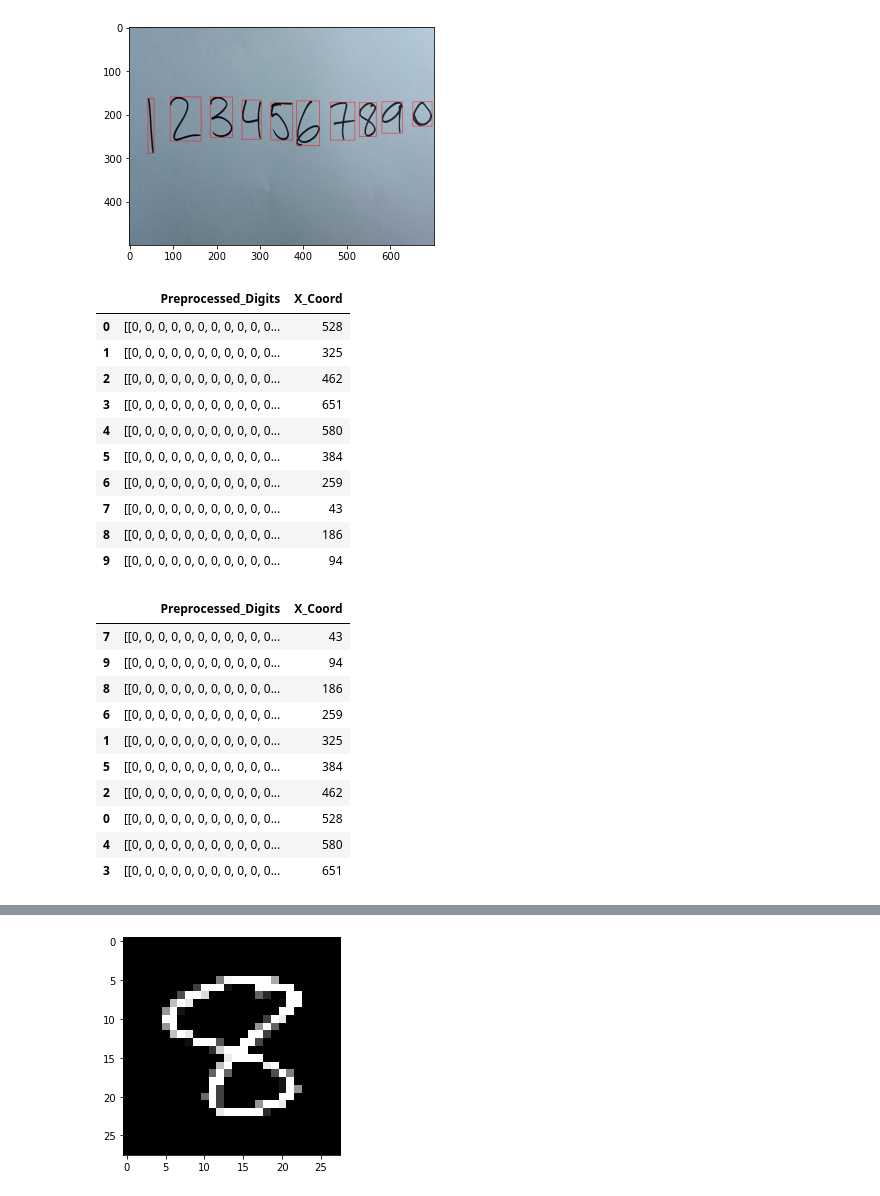
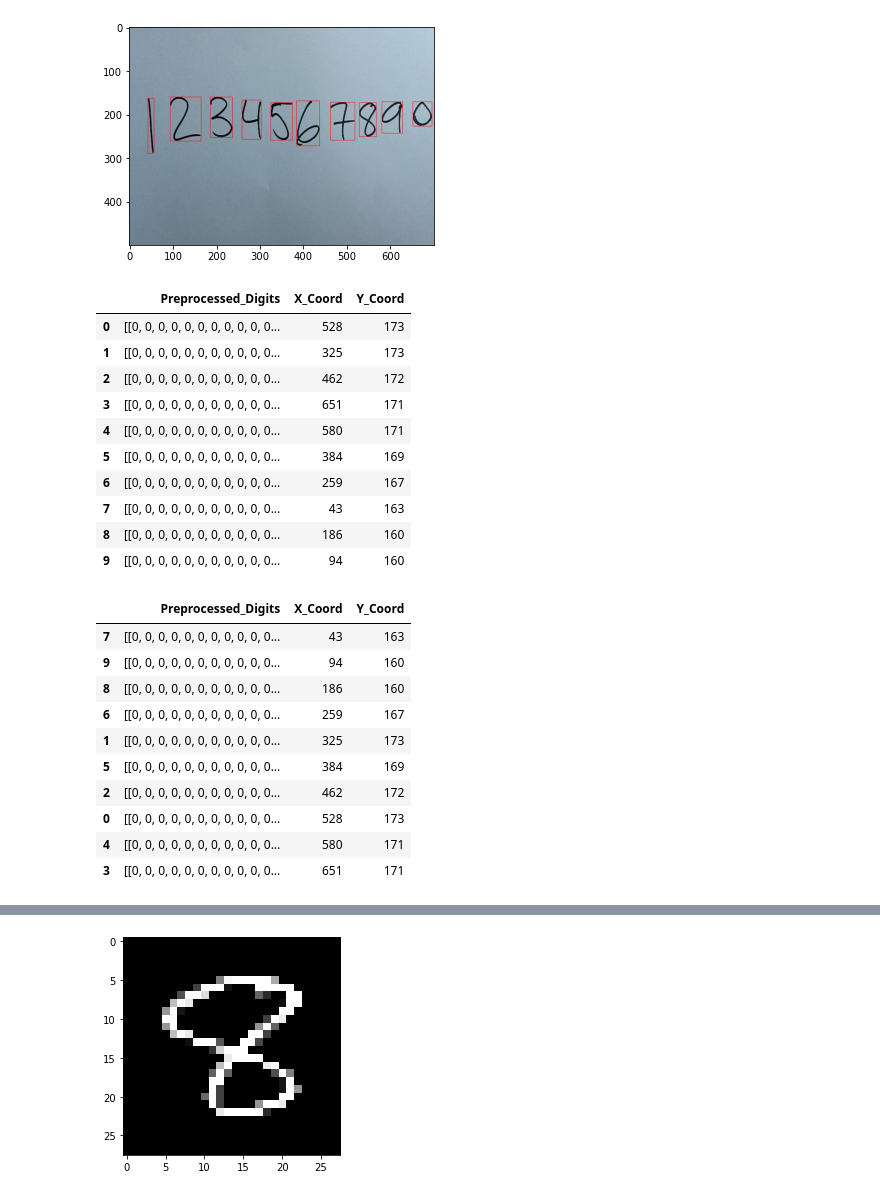
Before and after one commit to MerrillPE/DigitRecognitionProject, a Jupyter notebook: Ordered_Digits.ipynb, the cells around one changed output, grey strips where cells are left out. Cells and saved outputs as stored; diff of their text form; code cells hidden in the pictures.

```diff
--- a/Ordered_Digits.ipynb
+++ b/Ordered_Digits.ipynb
@@ -14,6 +14,7 @@ _, contours, _ = cv2.findContours(thresh.copy(), cv2.RETR_EXTERNAL, cv2.CHAIN_AP
 
 preprocessed_digits = []
 x_coord = []
+y_coord = []
 
 for c in contours:
     x, y, w, h = cv2.boundingRect(c)
@@ -35,6 +36,7 @@ for c in contours:
         # Appending final preprocessed digit to list
         preprocessed_digits.append(padded_digit)
         x_coord.append(x)
+        y_coord.append(y)
 
 plt.imshow(image, cmap='gray')
 plt.show
@@ -44,35 +46,36 @@ plt.show
 # %%
 df = pd.DataFrame()
 df['Preprocessed_Digits'] = preprocessed_digits
 df['X_Coord'] = x_coord
+df['Y_Coord'] = y_coord
 df
 # %% [output]
-|  | Preprocessed_Digits | X_Coord |
-| 0 | [[0, 0, 0, 0, 0, 0, 0, 0, 0, 0, 0... | 528 |
-| 1 | [[0, 0, 0, 0, 0, 0, 0, 0, 0, 0, 0... | 325 |
-| 2 | [[0, 0, 0, 0, 0, 0, 0, 0, 0, 0, 0... | 462 |
-| 3 | [[0, 0, 0, 0, 0, 0, 0, 0, 0, 0, 0... | 651 |
-| 4 | [[0, 0, 0, 0, 0, 0, 0, 0, 0, 0, 0... | 580 |
-| 5 | [[0, 0, 0, 0, 0, 0, 0, 0, 0, 0, 0... | 384 |
-| 6 | [[0, 0, 0, 0, 0, 0, 0, 0, 0, 0, 0... | 259 |
-| 7 | [[0, 0, 0, 0, 0, 0, 0, 0, 0, 0, 0... | 43 |
-| 8 | [[0, 0, 0, 0, 0, 0, 0, 0, 0, 0, 0... | 186 |
-| 9 | [[0, 0, 0, 0, 0, 0, 0, 0, 0, 0, 0... | 94 |
+|  | Preprocessed_Digits | X_Coord | Y_Coord |
+| 0 | [[0, 0, 0, 0, 0, 0, 0, 0, 0, 0, 0... | 528 | 173 |
+| 1 | [[0, 0, 0, 0, 0, 0, 0, 0, 0, 0, 0... | 325 | 173 |
+| 2 | [[0, 0, 0, 0, 0, 0, 0, 0, 0, 0, 0... | 462 | 172 |
+| 3 | [[0, 0, 0, 0, 0, 0, 0, 0, 0, 0, 0... | 651 | 171 |
+| 4 | [[0, 0, 0, 0, 0, 0, 0, 0, 0, 0, 0... | 580 | 171 |
+| 5 | [[0, 0, 0, 0, 0, 0, 0, 0, 0, 0, 0... | 384 | 169 |
+| 6 | [[0, 0, 0, 0, 0, 0, 0, 0, 0, 0, 0... | 259 | 167 |
+| 7 | [[0, 0, 0, 0, 0, 0, 0, 0, 0, 0, 0... | 43 | 163 |
+| 8 | [[0, 0, 0, 0, 0, 0, 0, 0, 0, 0, 0... | 186 | 160 |
+| 9 | [[0, 0, 0, 0, 0, 0, 0, 0, 0, 0, 0... | 94 | 160 |
 # %%
-df_1 = df.sort_values(by=['X_Coord'], ascending=True)
+df_1 = df.sort_values(by=['X_Coord', 'Y_Coord'], ascending=True)
 df_1
 # %% [output]
-|  | Preprocessed_Digits | X_Coord |
-| 7 | [[0, 0, 0, 0, 0, 0, 0, 0, 0, 0, 0... | 43 |
-| 9 | [[0, 0, 0, 0, 0, 0, 0, 0, 0, 0, 0... | 94 |
-| 8 | [[0, 0, 0, 0, 0, 0, 0, 0, 0, 0, 0... | 186 |
-| 6 | [[0, 0, 0, 0, 0, 0, 0, 0, 0, 0, 0... | 259 |
-| 1 | [[0, 0, 0, 0, 0, 0, 0, 0, 0, 0, 0... | 325 |
-| 5 | [[0, 0, 0, 0, 0, 0, 0, 0, 0, 0, 0... | 384 |
-| 2 | [[0, 0, 0, 0, 0, 0, 0, 0, 0, 0, 0... | 462 |
-| 0 | [[0, 0, 0, 0, 0, 0, 0, 0, 0, 0, 0... | 528 |
-| 4 | [[0, 0, 0, 0, 0, 0, 0, 0, 0, 0, 0... | 580 |
-| 3 | [[0, 0, 0, 0, 0, 0, 0, 0, 0, 0, 0... | 651 |
+|  | Preprocessed_Digits | X_Coord | Y_Coord |
+| 7 | [[0, 0, 0, 0, 0, 0, 0, 0, 0, 0, 0... | 43 | 163 |
+| 9 | [[0, 0, 0, 0, 0, 0, 0, 0, 0, 0, 0... | 94 | 160 |
+| 8 | [[0, 0, 0, 0, 0, 0, 0, 0, 0, 0, 0... | 186 | 160 |
+| 6 | [[0, 0, 0, 0, 0, 0, 0, 0, 0, 0, 0... | 259 | 167 |
+| 1 | [[0, 0, 0, 0, 0, 0, 0, 0, 0, 0, 0... | 325 | 173 |
+| 5 | [[0, 0, 0, 0, 0, 0, 0, 0, 0, 0, 0... | 384 | 169 |
+| 2 | [[0, 0, 0, 0, 0, 0, 0, 0, 0, 0, 0... | 462 | 172 |
+| 0 | [[0, 0, 0, 0, 0, 0, 0, 0, 0, 0, 0... | 528 | 173 |
+| 4 | [[0, 0, 0, 0, 0, 0, 0, 0, 0, 0, 0... | 580 | 171 |
+| 3 | [[0, 0, 0, 0, 0, 0, 0, 0, 0, 0, 0... | 651 | 171 |
 # %%
 df_1 = df_1.reset_index(drop=True)
 df_1
```
Also changed, not shown: parts of 6 cells of this notebook, 3 other files.
